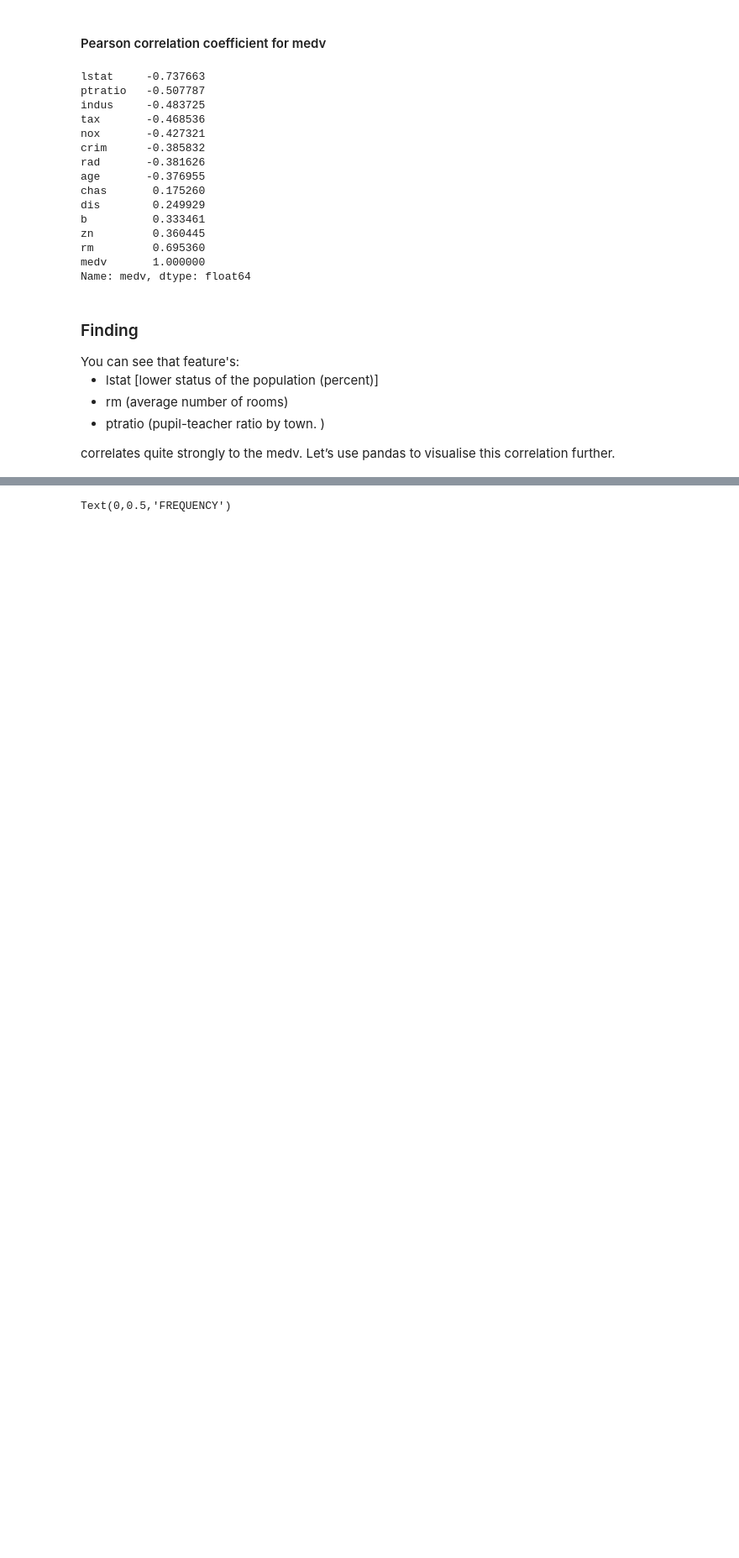
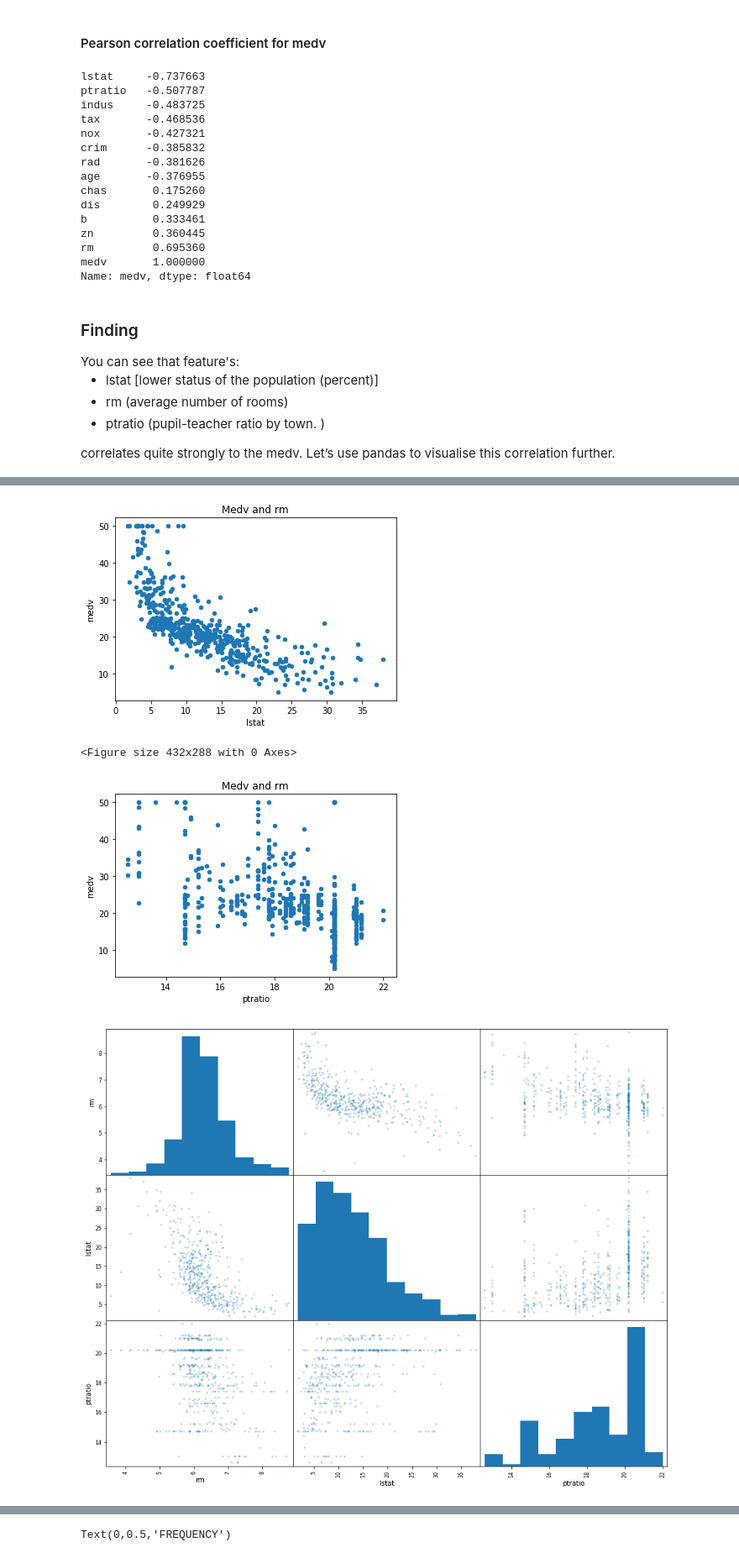
Before and after one commit to gwillig/bosten_housing, a Jupyter notebook: bosten_housing_prices.ipynb, the cells around one changed output, grey strips where cells are left out. Shown at 84% size. Drawn from its saved outputs; the diff is of its cells as text; code cells hidden in the pictures; blank space fills up the shorter version.

```diff
--- a/bosten_housing_prices.ipynb
+++ b/bosten_housing_prices.ipynb
@@ -157,3 +164,18 @@ lstat [lower status of the population (percent)]
 rm (average number of rooms)
 ptratio (pupil-teacher ratio by town. )
 correlates quite strongly to the medv. Let’s use pandas to visualise this correlation further.
+# %%
+
+from pandas.plotting import scatter_matrix
+
+columns_visual=['rm','lstat','ptratio']
+
+for col_name in columns_visual:
+    plt.figure()
+    df_boston.plot.scatter(x=col_name, y='medv', title="Medv and rm")
+
+
+
+scatter_matrix(df_boston[columns_visual],figsize=(15,12),alpha=0.3)
+plt.show()
+# %% [output]
@@ -159,0 +185,4 @@ correlates quite strongly to the medv. Let’s use pandas to visualise this corr
+[figure, added]
+<Figure size 432x288 with 0 Axes>
+[figure, added]
+[figure, added]
```
Also changed, not shown: parts of 9 cells of this notebook.
